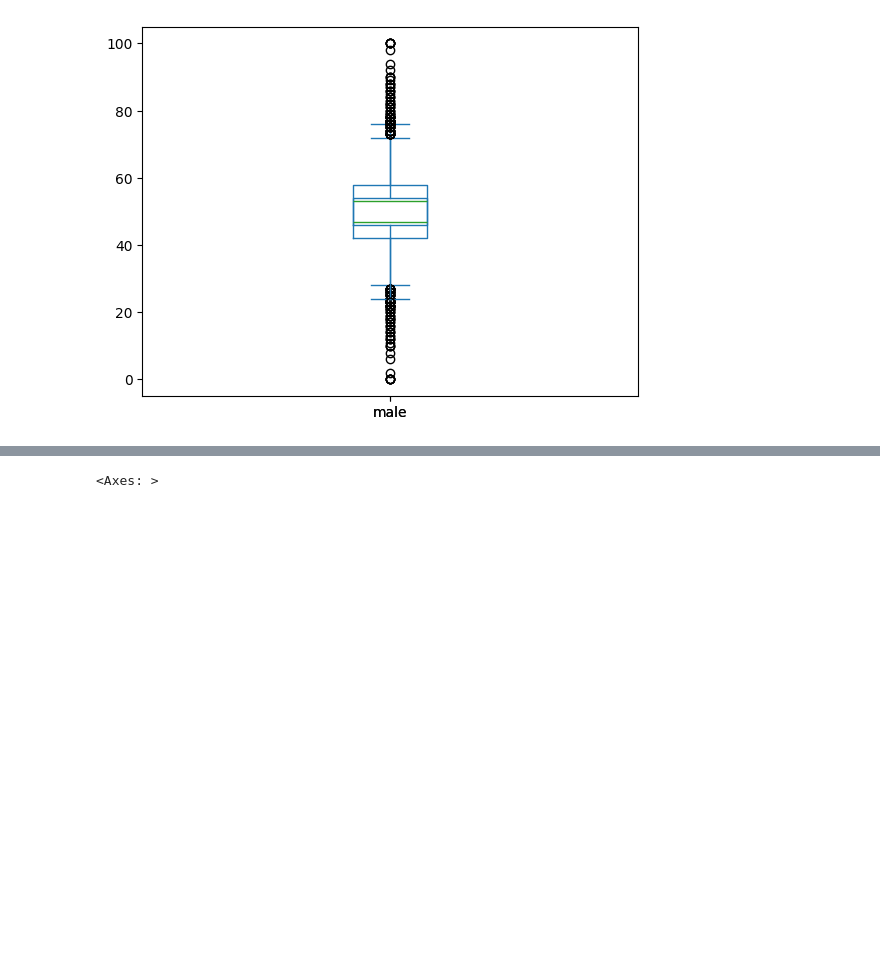
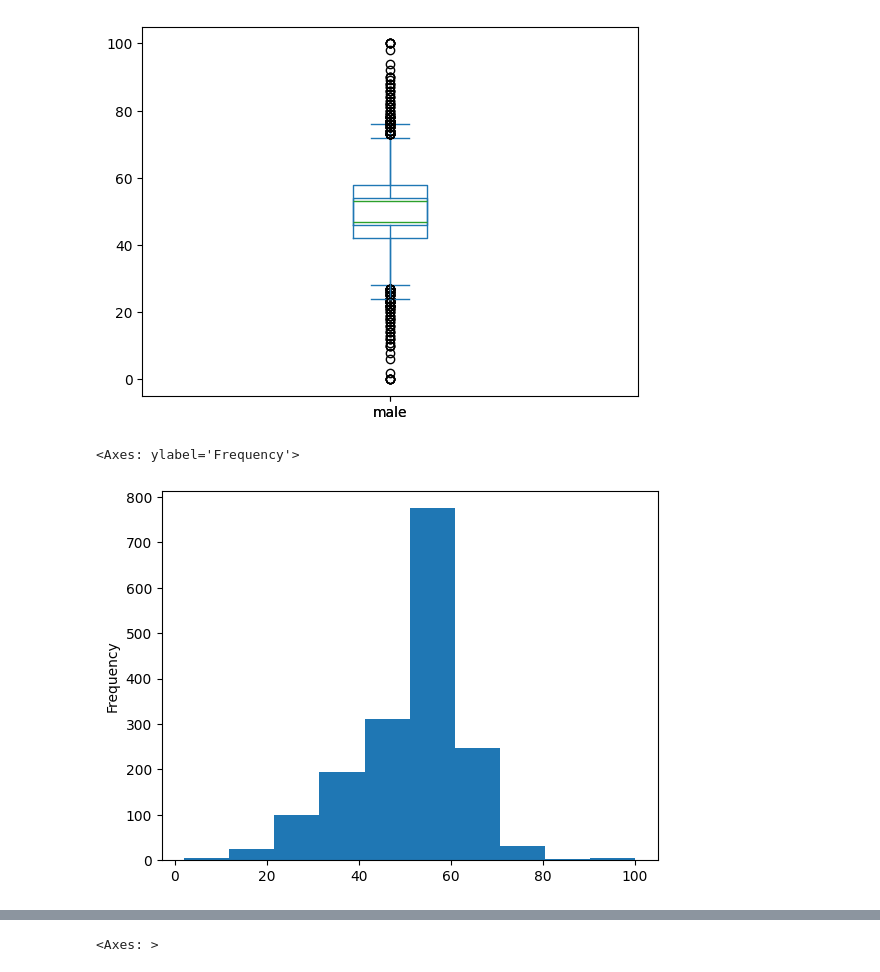
Before and after one commit to yaelgl/Entrega_Final, a Jupyter notebook: h.ipynb, the cells around one changed output, grey strips where cells are left out. Drawn from its saved outputs; the diff is of its cells as text; code cells hidden in the pictures; blank space fills up the shorter version.

```diff
--- a/h.ipynb
+++ b/h.ipynb
@@ -190,3 +190,8 @@ df["female"].plot.box()
 # %% [output]
 <Axes: >
 [figure]
+# %%
+df["female"].plot.hist()
+# %% [output]
+<Axes: ylabel='Frequency'>
+[figure, added]
```
Also changed, not shown: parts of 4 cells of this notebook.
